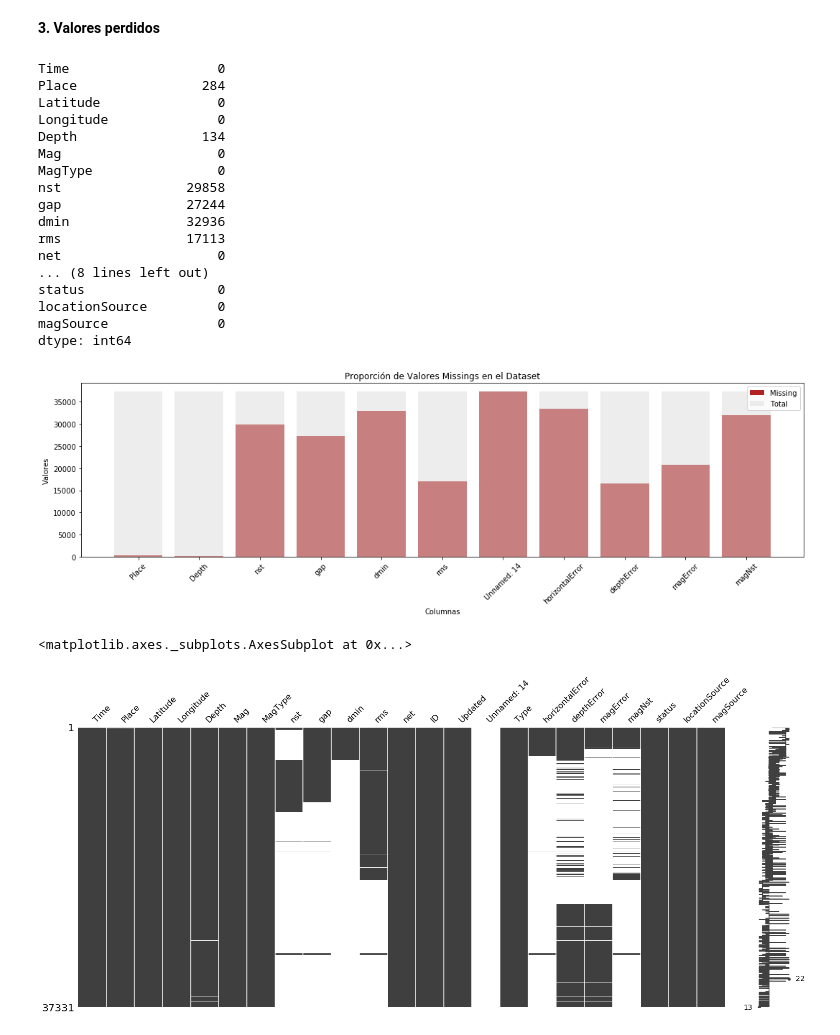
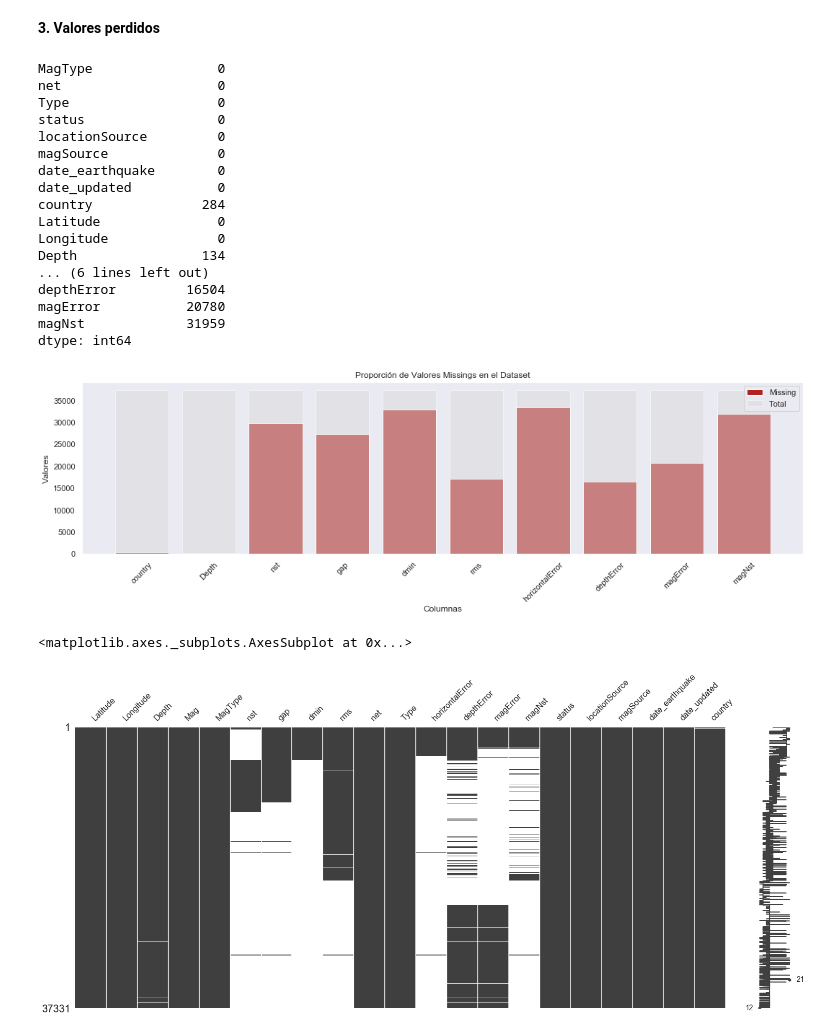
Before and after one commit to imurcortes/Eathquake, a Jupyter notebook: code.ipynb, the cells around one changed output. Drawn from its saved outputs; the diff is of its cells as text; code cells hidden in the pictures.

Commit message:
3.11.2
treated the missing values

```diff
--- a/code.ipynb
+++ b/code.ipynb
@@ -451,8 +453,10 @@ winsor_perc(df_cont2, features , 0.01, 0.01)
 # %%
 warnings.filterwarnings("ignore")
 
+sns.set()
+
 # Plot de gráficos
-for col in features:
+for col in cols_winsor:
     plt.figure(figsize=(16,4))
 
     plt.subplot(141)
@@ -533,26 +511,29 @@ See the caveats in the documentation: https://pandas.pydata.org/pandas-docs/stab
+# %%
+df_cat = df.select_dtypes(exclude=np.number)
+df_winsor = df_cat.join(df_cont2)
 # %% [markdown]
 **3. Valores perdidos**
 # %%
 # Creo un DF para analizar el impacto de los missings
-ms = df.isna().sum()
+ms = df_winsor.isna().sum()
 ms
 # %% [output]
-Time                   0
-Place                284
+MagType                0
+net                    0
+Type                   0
+status                 0
+locationSource         0
+magSource              0
+date_earthquake        0
+date_updated           0
+country              284
 Latitude               0
 Longitude              0
 Depth                134
-Mag                    0
-MagType                0
-nst                29858
-gap                27244
-dmin               32936
-rms                17113
-net                    0
-... (8 lines left out)
-status                 0
-locationSource         0
-magSource              0
+... (6 lines left out)
+depthError         16504
+magError           20780
+magNst             31959
 dtype: int64
 # %%
 # Aíslo aquellas columnas afectadas por valores nulos, de forma que podamos entender mejor su incidencia.
@@ -560,29 +541,30 @@ ms_graf = ms[ms>0]
 # %%
 # Plot de datos missing
 
 plt.figure(figsize=(15, 5))  # Set the figure size
 
 # Barra valores missings
 plt.bar(ms_graf.index, ms_graf.values, color='firebrick', label='Missing')
 
 # Barrra valores totales
 total_rows = len(df)
-plt.bar(ms_graf.index, [total_rows] * len(missing), color='gainsboro', alpha=0.5, label='Total')
+plt.bar(ms_graf.index, [total_rows] * len(ms_graf), color='gainsboro', alpha=0.5, label='Total')
 
 plt.xlabel('Columnas')
 plt.ylabel('Valores')
 plt.title('Proporción de Valores Missings en el Dataset')
 plt.legend()
 plt.xticks(rotation=45)
+plt.grid(False)
 
 
 plt.tight_layout()
 plt.show()
 # %% [output]
-[figure, old version]
+[figure, new version]
 # %%
-# Gráfico de patrones de correlación de missings, ordenados por ID
+# Gráfico de patrones de correlación de missings ordenados por índice
 msno.matrix(df.sort_index())
 # %% [output]
 <matplotlib.axes._subplots.AxesSubplot at 0x...>
-[figure, old version]
+[figure, new version]
```
Also changed, not shown: parts of 28 cells of this notebook, 1 other file.
